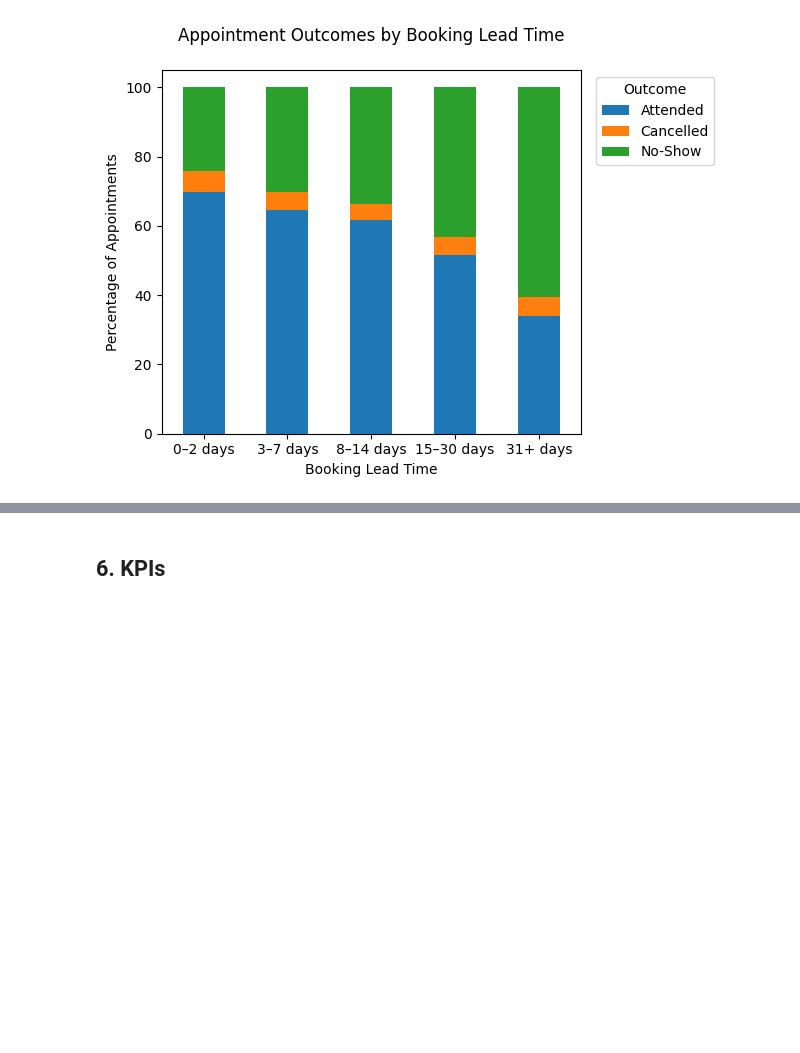
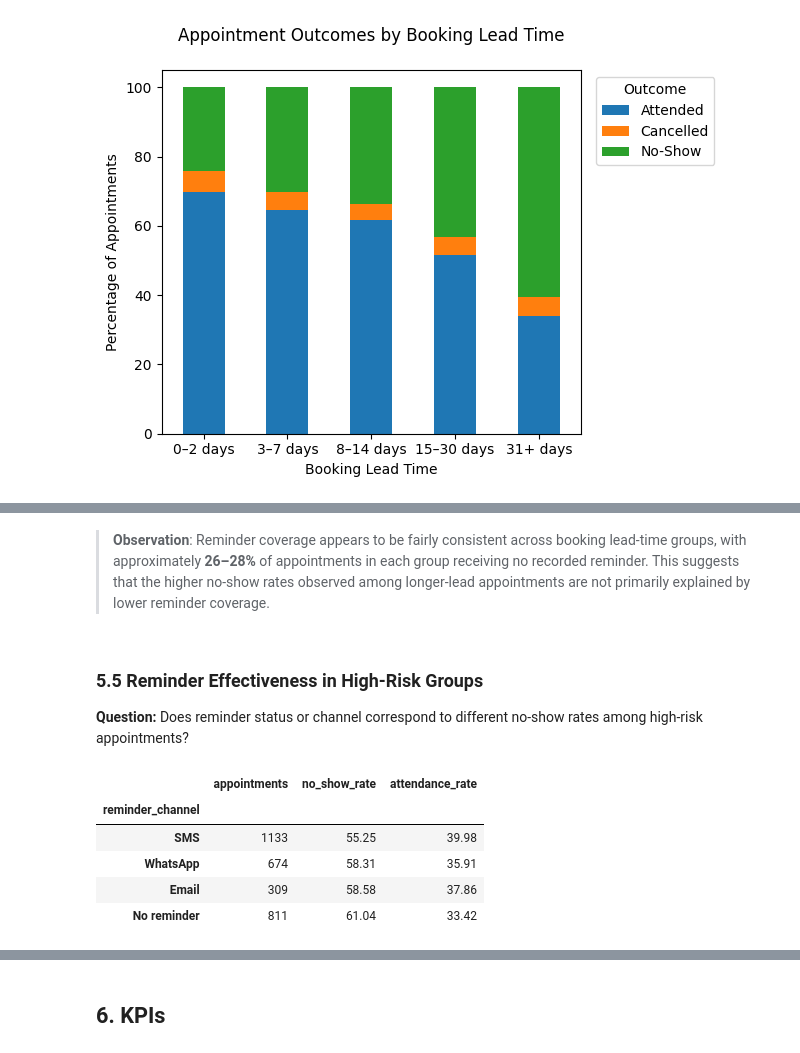
Before and after one commit to JhayceeCodes/HealthConnectDataAnalysis, a Jupyter notebook: healthconnect_analysis.ipynb, the cells around one changed output, grey strips where cells are left out. Cells and saved outputs as stored; diff of their text form; code cells hidden in the pictures; blank space fills up the shorter version.

```diff
--- a/healthconnect_analysis.ipynb
+++ b/healthconnect_analysis.ipynb
@@ -536,0 +595,46 @@ lead_time_summary
+# %% [markdown]
+> **Observation**: Reminder coverage appears to be fairly consistent across booking lead-time groups, with approximately **26–28%** of appointments in each group receiving no recorded reminder. This suggests that the higher no-show rates observed among longer-lead appointments are not primarily explained by lower reminder coverage.
+# %% [markdown]
+### 5.5 Reminder Effectiveness in High-Risk Groups
+
+**Question:** Does reminder status or channel correspond to different no-show rates among high-risk appointments?
+# %%
+high_risk_segments = [
+    (0, "31+ days"),
+    (1, "15–30 days"),
+    (1, "31+ days"),
+    (2, "15–30 days"),
+    (2, "31+ days")
+]
+
+high_risk = df[
+    df[["previous_no_shows", "booking_lead_group"]]
+    .apply(tuple, axis=1)
+    .isin(high_risk_segments)
+]
+
+high_risk_reminder_summary = (
+    high_risk.groupby("reminder_channel")
+    .agg(
+        appointments=("appointment_id", "count"),
+        no_show_rate=(
+            "appointment_outcome",
+            lambda x: (x == "No-Show").mean() * 100
+        ),
+        attendance_rate=(
+            "appointment_outcome",
+            lambda x: (x == "Attended").mean() * 100
+        )
+    )
+    .round(2)
+    .sort_values("no_show_rate")
+)
+
+high_risk_reminder_summary
+# %% [output]
+|  | appointments | no_show_rate | attendance_rate |
+| reminder_channel |  |  |  |
+| SMS | 1133 | 55.25 | 39.98 |
+| WhatsApp | 674 | 58.31 | 35.91 |
+| Email | 309 | 58.58 | 37.86 |
+| No reminder | 811 | 61.04 | 33.42 |
```
Also changed, not shown: parts of 29 cells of this notebook.
